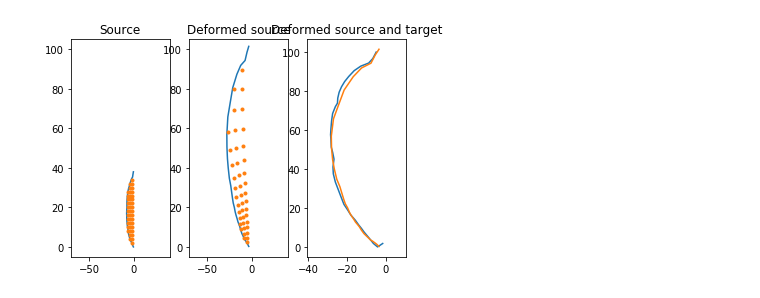
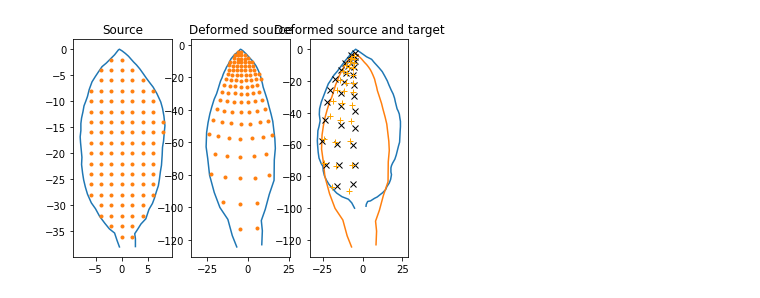
Before and after one commit to bgris/implicitmodules, a Jupyter notebook: script/torch/Untitled.ipynb, the cells around one changed output. Drawn from its saved outputs; the diff is of its cells as text; code cells hidden in the pictures.

```diff
--- a/script/torch/Untitled.ipynb
+++ b/script/torch/Untitled.ipynb
@@ -136,3 +145,30 @@ def callback_compute_c(init_manifold, modules, parameters):
     f = abc[5].unsqueeze(1)
     modules[3]._ImplicitModule1Base__C = pol_order_2(
         init_manifold[3].gd[0], a, b, c, d, e, f).transpose(0, 1).unsqueeze(2)
+# %%
+# The polynomial model we will try to fit on our deformation constants,
+# Here we assume that the growth parameters only depends on the vertical axis
+def pol_order_2(pos, a, c, e):
+    return a + c*pos[:, 1] + e*pos[:, 1]**2
+def pol_order_2_fromabc(pos, abc):
+    a = abc[0].unsqueeze(1)
+    c = abc[1].unsqueeze(1)
+    e = abc[2].unsqueeze(1)
+    return a + c*pos[:, 1] + e*pos[:, 1]**2
+
+# Initial parameters of our model
+abc = -1. + 2*torch.rand(3, 2)
+#abc = torch.zeros(6, 2)
+#abc[0] = torch.ones(2)
+initial_abc = abc.clone().detach()
+abc.requires_grad_()
+
+# Callback called when evaluating the model.
+# Serves as glue for our model of deformation constants.
+def callback_compute_c(init_manifold, modules, parameters):
+    abc = parameters['abc']['params'][0]
+    a = abc[0].unsqueeze(1)
+    b = abc[1].unsqueeze(1)
+    c = abc[2].unsqueeze(1)
+    modules[3]._ImplicitModule1Base__C = pol_order_2(
+        init_manifold[3].gd[0], a, b, c).transpose(0, 1).unsqueeze(2)
@@ -147,7 +189,7 @@ deformable_dots_target = dm.Models.DeformablePoints(dots_target)
 # so that it also get learned.
 #
 
-model = dm.Models.RegistrationModel([deformable_shape_source, deformable_dots_source], [global_translation, growth], [dm.Attachment.VarifoldAttachment(2, [5., 25, 80.]), dm.Attachment.EuclideanPointwiseDistanceAttachment(50.)], lam=100., other_parameters={'abc': {'params': [abc]}}, precompute_callback=callback_compute_c)
+model = dm.Models.RegistrationModel([deformable_shape_source, deformable_dots_source], [global_translation, growth], [dm.Attachment.VarifoldAttachment(2, [5., 25, 80.]), dm.Attachment.EuclideanPointwiseDistanceAttachment(500.)], lam=100., other_parameters={'abc': {'params': [abc]}}, precompute_callback=callback_compute_c)
 # %%
 ###############################################################################
 # Fitting.
@@ -189,31 +231,36 @@ model.compute_deformed(shoot_solver, shoot_it, intermediates=intermediates)
 
 intermediate_states = intermediates['states']
 deformed_source = intermediate_states[-1][0].gd
+deformed_sourcedots = intermediate_states[-1][1].gd
 deformed_growth = intermediate_states[-1][3].gd[0]
 deformed_growth_rot = intermediate_states[-1][3].gd[1]
 
 aabb_target = dm.Utilities.AABB.build_from_points(shape_target).squared().scale(1.1)
 
 plt.subplot(1, 3, 1)
 plt.title("Source")
 plt.plot(shape_source[:, 0].numpy(), shape_source[:, 1].numpy(), '-')
 plt.plot(points_growth[:, 0].numpy(), points_growth[:, 1].numpy(), '.')
 plt.axis(aabb_target.totuple())
+plt.axis('equal')
 
 plt.subplot(1, 3, 2)
 plt.title("Deformed source")
 plt.plot(deformed_source[:, 0], deformed_source[:, 1], '-')
 plt.plot(deformed_growth[:, 0], deformed_growth[:, 1], '.')
 plt.axis(aabb_target.totuple())
+plt.axis('equal')
 
 plt.subplot(1, 3, 3)
 plt.title("Deformed source and target")
 plt.plot(shape_target[:, 0].numpy(), shape_target[:, 1].numpy(), '-')
 plt.plot(deformed_source[:, 0], deformed_source[:, 1], '-')
+plt.plot(dots_target[:, 0].numpy(), dots_target[:, 1].numpy(), 'x', color='black')
+plt.plot(deformed_sourcedots[:, 0].numpy(), deformed_sourcedots[:, 1].numpy(), '+', color='orange')
 plt.axis(aabb_target.totuple())
 
 
 plt.axis('equal')
 plt.show()
 # %% [output]
-[figure, old version]
+[figure, new version]
```
Also changed, not shown: parts of 24 cells of this notebook.
